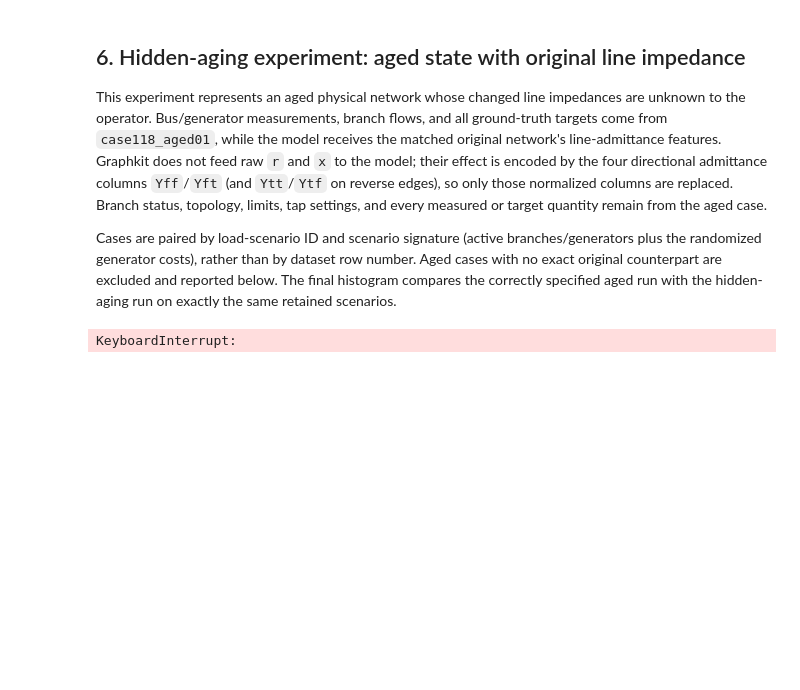
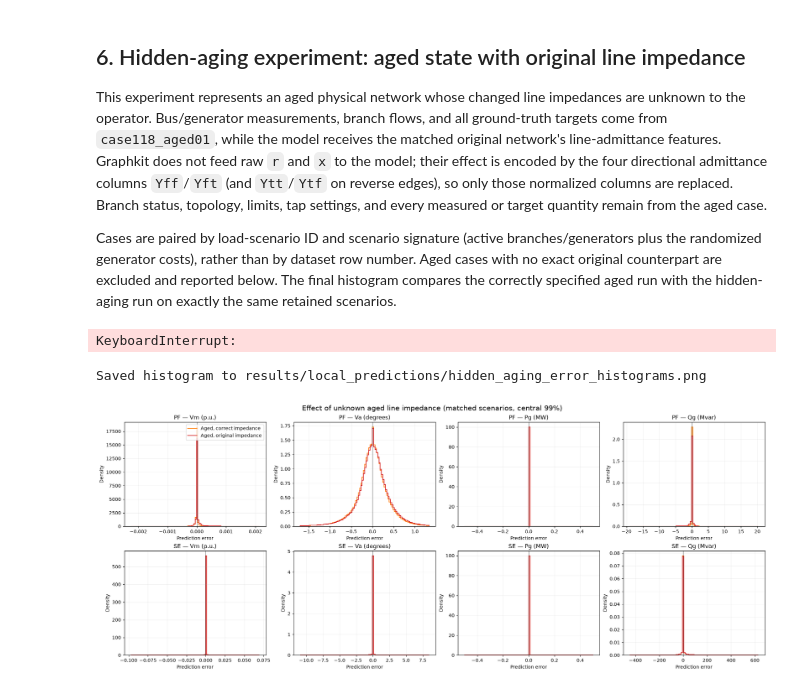
Before and after one commit to mohamad-hasan-sohan-ajini/genco-challenge, a Jupyter notebook: src/1_error_dist.ipynb, the cells around one changed output. Cells and saved outputs as stored; diff of their text form; code cells hidden in the pictures; blank space fills up the shorter version.

Commit message:
Plot original vs aged impedance effect

```diff
--- a/src/1_error_dist.ipynb
+++ b/src/1_error_dist.ipynb
@@ -316,11 +316,17 @@ def predict_all(
     return output_path
 
 
-output_paths = {
-    (dataset_name, task): predict_all(dataset_name, dataset, task)
-    for dataset_name, dataset in datasets.items()
-    for task in ("pf", "se")
-}
+output_paths = {}
+for dataset_name, dataset in datasets.items():
+    for task in ("pf", "se"):
+        output_path = (
+            OUTPUT_DIR / f"{dataset_name}_{task}_ground_truth_predictions.parquet"
+        )
+        if output_path.exists():
+            print(f"Reusing existing output: {output_path}")
+        else:
+            output_path = predict_all(dataset_name, dataset, task)
+        output_paths[dataset_name, task] = output_path
 # %% [output]
 Saved 11,754,334 rows to results/local_predictions/case118_ieee_pf_ground_truth_predictions.parquet
 Saved 11,754,334 rows to results/local_predictions/case118_ieee_se_ground_truth_predictions.parquet
@@ -337,8 +343,7 @@ for dataset_name in datasets:
     se_path = output_paths[dataset_name, "se"]
     pf_keys = pd.read_parquet(pf_path, columns=key_columns)
     se_keys = pd.read_parquet(se_path, columns=key_columns)
-    if not pf_keys.equals(se_keys):
-        raise ValueError(f"PF and SE row keys differ for {dataset_name}")
+
     print(f"{dataset_name}: {len(pf_keys):,} rows per task")
     print(f"  PF: {pf_path}")
     print(f"  SE: {se_path}")
@@ -514,16 +519,22 @@ def prepare_hidden_aging_graph(dataset, aged_index, task):
     return apply_task_transform(aged_graph, aged_index, task)
 
 
-hidden_aging_paths = {
-    (HIDDEN_AGING_NAME, task): predict_all(
-        HIDDEN_AGING_NAME,
-        aged_dataset,
-        task,
-        indices=hidden_aging_indices,
-        graph_preparer=prepare_hidden_aging_graph,
+hidden_aging_paths = {}
+for task in ("pf", "se"):
+    output_path = (
+        OUTPUT_DIR / f"{HIDDEN_AGING_NAME}_{task}_ground_truth_predictions.parquet"
     )
-    for task in ("pf", "se")
-}
+    if output_path.exists():
+        print(f"Reusing existing output: {output_path}")
+    else:
+        output_path = predict_all(
+            HIDDEN_AGING_NAME,
+            aged_dataset,
+            task,
+            indices=hidden_aging_indices,
+            graph_preparer=prepare_hidden_aging_graph,
+        )
+    hidden_aging_paths[HIDDEN_AGING_NAME, task] = output_path
 output_paths.update(hidden_aging_paths)
 print(f"Successfully evaluated {len(hidden_aging_indices):,} matched scenarios")
 # %%
@@ -557,31 +568,34 @@ for row, task in enumerate(("pf", "se")):
                 aged_hidden[pred_column] - aged_hidden[gt_column]
             ).to_numpy(),
         }
         errors = {name: values[np.isfinite(values)] for name, values in errors.items()}
         lower = min(np.quantile(error, 0.005) for error in errors.values())
         upper = max(np.quantile(error, 0.995) for error in errors.values())
         if lower == upper:
             lower, upper = lower - 0.5, upper + 0.5
         bins = np.linspace(lower, upper, 101)
         ax = axes[row, col]
         for name, error in errors.items():
             density, _ = np.histogram(error, bins=bins, density=True)
             ax.stairs(
                 density, bins, label=name, color=comparison_colors[name], linewidth=1.5
             )
         ax.axvline(0, color="black", linewidth=0.8, alpha=0.6)
         ax.set_title(f"{task.upper()} — {label}")
         ax.set_xlabel("Prediction error")
         ax.set_ylabel("Density")
         ax.grid(alpha=0.2)
         if row == 0 and col == 0:
-            ax.legend()
+            ax.legend(loc="upper right")
 
 hidden_histogram_path = OUTPUT_DIR / "hidden_aging_error_histograms.png"
 fig.suptitle(
     "Effect of unknown aged line impedance (matched scenarios, central 99%)",
     fontsize=15,
 )
 fig.savefig(hidden_histogram_path, dpi=200, bbox_inches="tight")
 print(f"Saved histogram to {hidden_histogram_path}")
 plt.show()
+# %% [output]
+Saved histogram to results/local_predictions/hidden_aging_error_histograms.png
+[figure, added]
```
